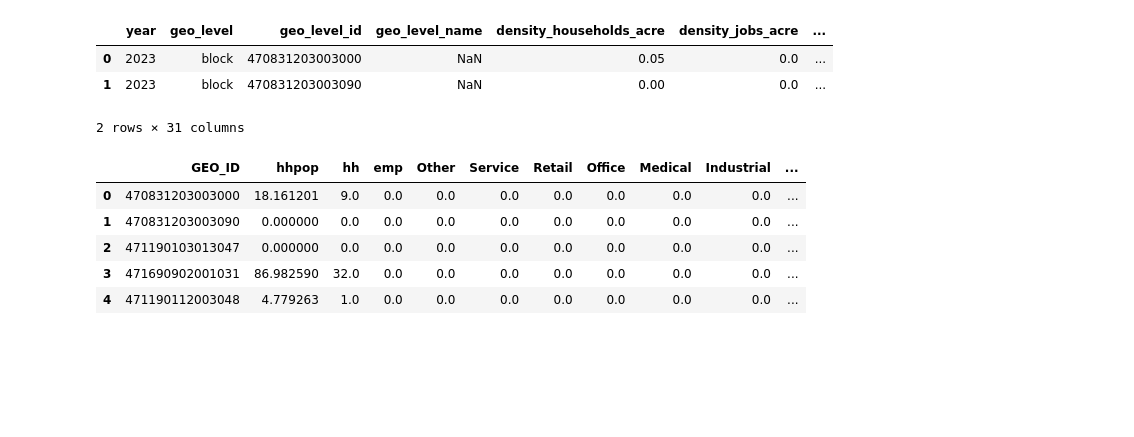
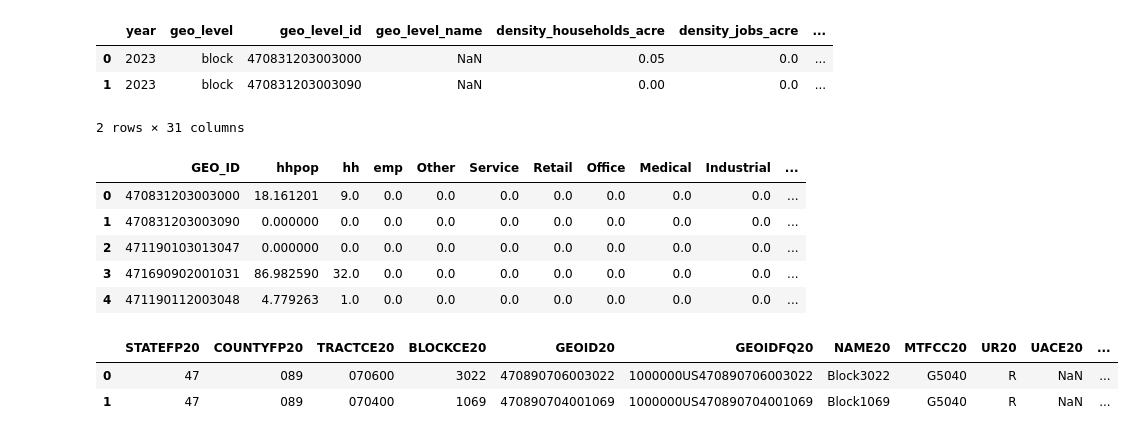
Before and after one commit to Greater-Nashville-Regional-Council/FCLUCS_Scenario_Planning, a Jupyter notebook: notebooks/TN_Base Year.ipynb, the cells around one changed output. Drawn from its saved outputs; the diff is of its cells as text; code cells hidden in the pictures; blank space fills up the shorter version.

```diff
--- a/notebooks/TN_Base Year.ipynb
+++ b/notebooks/TN_Base Year.ipynb
@@ -43,0 +46,8 @@ df_filtered.head()
+# %%
+bks = gpd.read_file("https://www2.census.gov/geo/tiger/TIGER2024/TABBLOCK20/tl_2024_47_tabblock20.zip")
+# %%
+bks.head(2)
+# %% [output]
+|  | STATEFP20 | COUNTYFP20 | TRACTCE20 | BLOCKCE20 | GEOID20 | GEOIDFQ20 | NAME20 | MTFCC20 | UR20 | UACE20 | ... |
+| 0 | 47 | 089 | 070600 | 3022 | 470890706003022 | 1000000US470890706003022 | Block3022 | G5040 | R | NaN | ... |
+| 1 | 47 | 089 | 070400 | 1069 | 470890704001069 | 1000000US470890704001069 | Block1069 | G5040 | R | NaN | ... |
```
Also changed, not shown: parts of 11 cells of this notebook, 2 other files.
